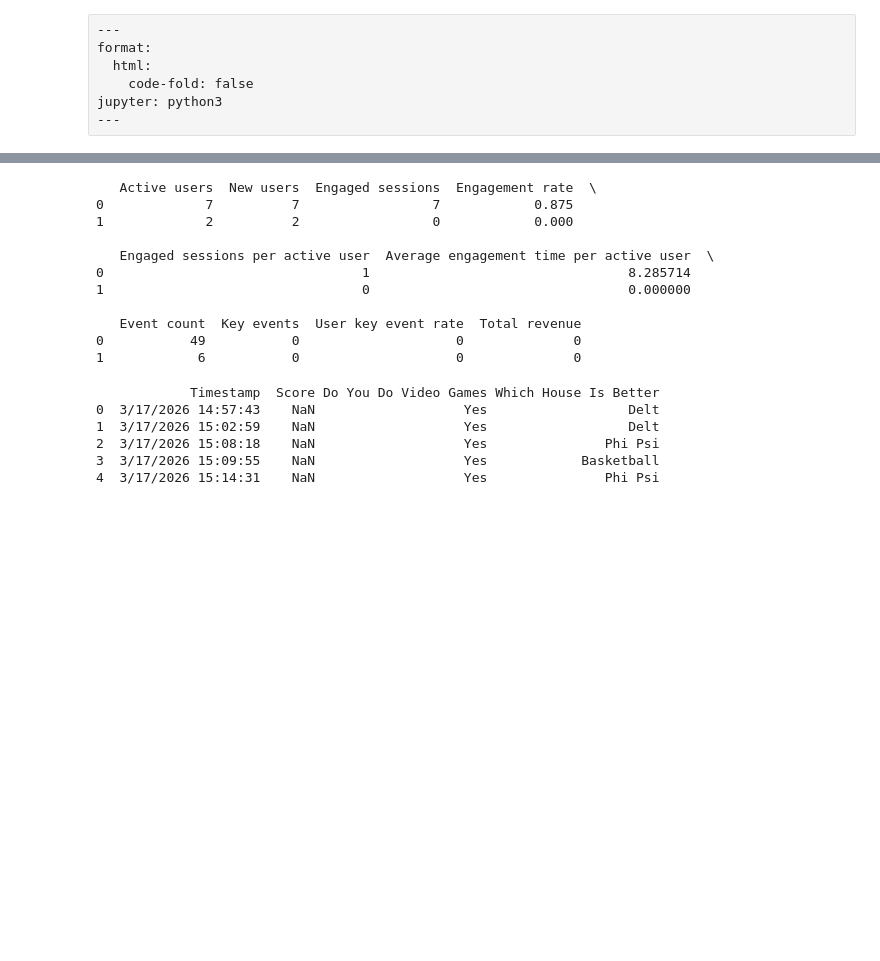
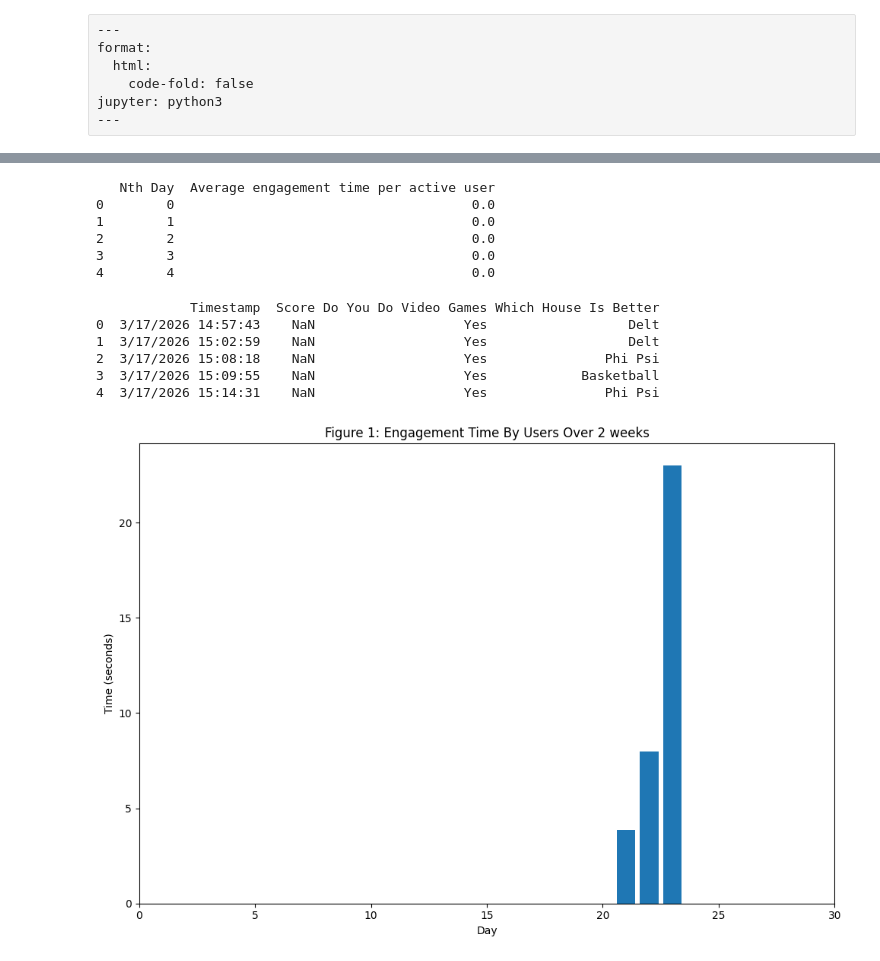
Before and after one commit to TheWall72/TheWall72, a Jupyter notebook: data_analytics.ipynb, the cells around one changed output, grey strips where cells are left out. Saved outputs shown, nothing was run; the diff lists cells and outputs as text; code cells hidden in the pictures; blank space fills up the shorter version.

```diff
--- a/data_analytics.ipynb
+++ b/data_analytics.ipynb
@@ -29,25 +29,19 @@ from ipywidgets import interact # pre existing code for interaction
 dfa = pd.read_csv(
     '/content/data_analytics.csv',
     sep=',',
-    names = ['Active users','New users','Engaged sessions','Engagement rate','Engaged sessions per active user','Average engagement time per active user'
-    ,'Event count','Key events','User key event rate','Total revenue'],
+    names = ['Nth Day','Average engagement time per active user'],
     skiprows=1
 )
 
 # Display the first few rows of the DataFrame
 print(dfa.head())
 # %% [output]
-   Active users  New users  Engaged sessions  Engagement rate  \
-0             7          7                 7            0.875
-1             2          2                 0            0.000
-
-   Engaged sessions per active user  Average engagement time per active user  \
-0                                 1                                 8.285714
-1                                 0                                 0.000000
-
-   Event count  Key events  User key event rate  Total revenue
-0           49           0                    0              0
-1            6           0                    0              0
+   Nth Day  Average engagement time per active user
+0        0                                      0.0
+1        1                                      0.0
+2        2                                      0.0
+3        3                                      0.0
+4        4                                      0.0
 # %%
 # data_survey.csv
 
@@ -75,4 +69,34 @@ print(dfs.head())
 #  There are 2 rows and 10 columnsin dfa
 # : how many rows and columns are in the dataframe dfs?
 # There are 9 rows and 4 columns in dfs
+# %%
+from numpy import histogram
+# Analytics
+plt.figure(figsize=(10, 7))
+# : Do one or more explorations with dfa
+# no interaction is required
+days = dfa['Nth Day']
+day = dfa['Nth Day']
+time = dfa['Average engagement time per active user']
+# make a blank canvas
+
+
+# make a title starting with 'Figure 1:' Fill in a relevant title
+plt.title('Figure 1: Engagement Time By Users Over 2 weeks')
+# plot
+plt.bar(day,time)
+plt.xticks = dfa['Nth Day'].value_counts()
+# ylabel
+plt.ylabel("Time (seconds)")
+# xlabel
+plt.xlabel('Day')
+# ylim
+
+plt.xlim(0,30)
+# etc.
+plt.tight_layout()
+# reveal everything
+plt.show()
+# %% [output]
+[figure, added]
 # %%
```
Also changed, not shown: parts of 3 cells of this notebook.
